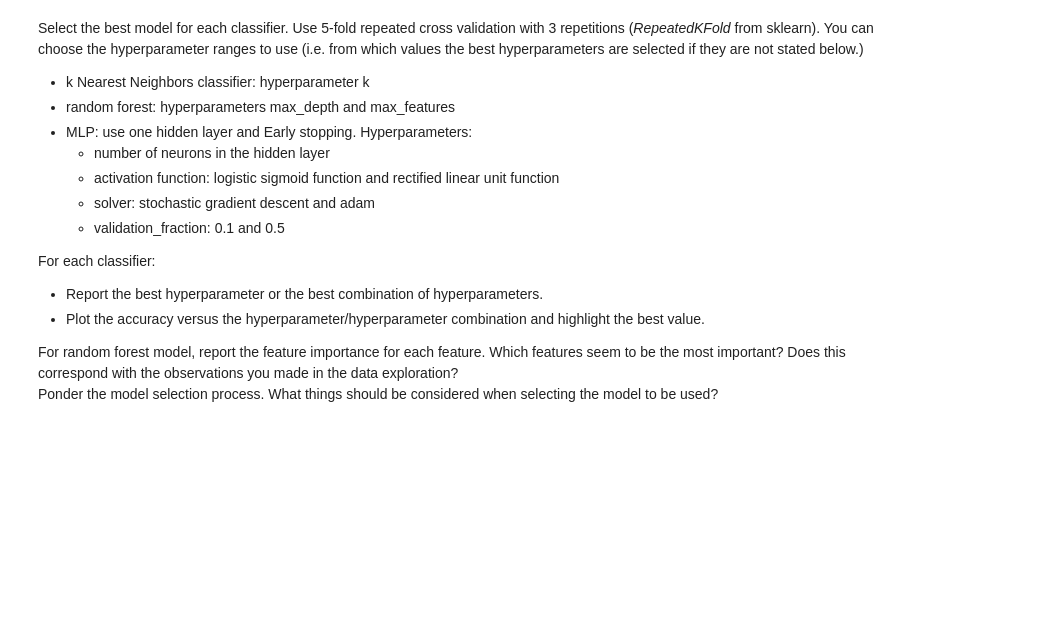
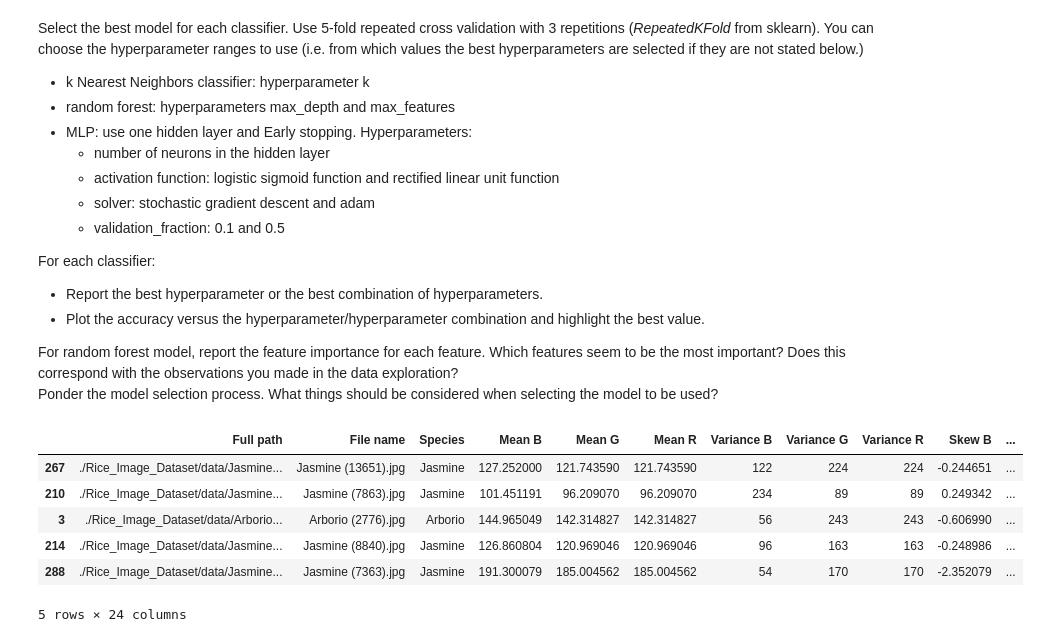
Before and after one commit to vajohka/MLaPR, a Jupyter notebook: Exercise_MLPR2023_Part2_uuid.ipynb, the cells around one changed output. Cells and saved outputs as stored; diff of their text form; code cells hidden in the pictures; blank space fills up the shorter version.

```diff
--- a/Exercise_MLPR2023_Part2_uuid.ipynb
+++ b/Exercise_MLPR2023_Part2_uuid.ipynb
@@ -139,0 +146,10 @@ Ponder the model selection process. What things should be considered when select
+# %%
+df.sample(5)
+# %% [output]
+|  | Full path | File name | Species | Mean B | Mean G | Mean R | Variance B | Variance G | Variance R | Skew B | ... |
+| 267 | ./Rice_Image_Dataset/data/Jasmine... | Jasmine (13651).jpg | Jasmine | 127.252000 | 121.743590 | 121.743590 | 122 | 224 | 224 | -0.244651 | ... |
+| 210 | ./Rice_Image_Dataset/data/Jasmine... | Jasmine (7863).jpg | Jasmine | 101.451191 | 96.209070 | 96.209070 | 234 | 89 | 89 | 0.249342 | ... |
+| 3 | ./Rice_Image_Dataset/data/Arborio... | Arborio (2776).jpg | Arborio | 144.965049 | 142.314827 | 142.314827 | 56 | 243 | 243 | -0.606990 | ... |
+| 214 | ./Rice_Image_Dataset/data/Jasmine... | Jasmine (8840).jpg | Jasmine | 126.860804 | 120.969046 | 120.969046 | 96 | 163 | 163 | -0.248986 | ... |
+| 288 | ./Rice_Image_Dataset/data/Jasmine... | Jasmine (7363).jpg | Jasmine | 191.300079 | 185.004562 | 185.004562 | 54 | 170 | 170 | -2.352079 | ... |
+5 rows × 24 columns
```
Also changed, not shown: parts of 10 cells of this notebook, 2 other files.
